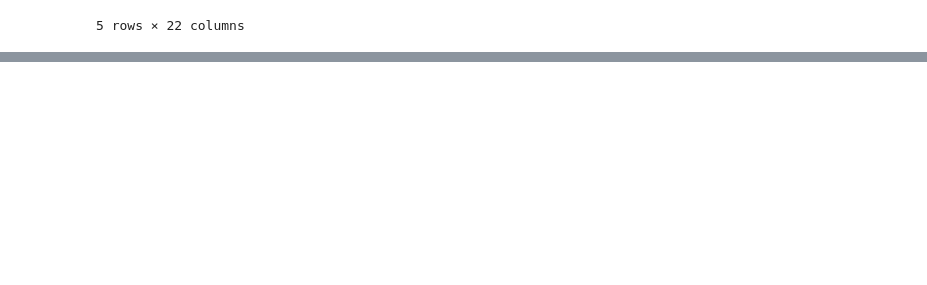
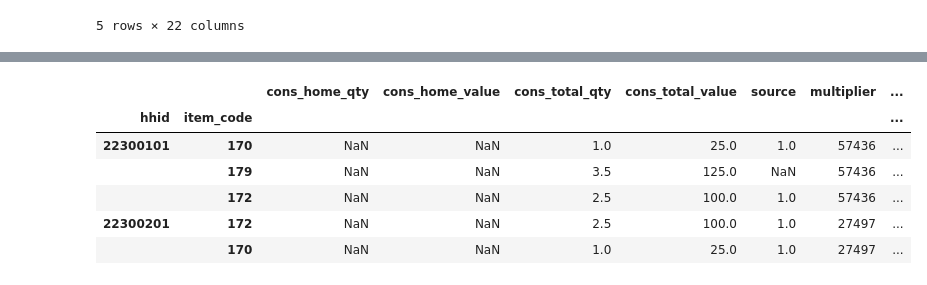
Before and after one commit to jaidevd/beingbayesian, a Jupyter notebook: 06-public-welfare/hh-welfare.ipynb, the cells around one changed output, grey strips where cells are left out. Saved outputs shown, nothing was run; the diff lists cells and outputs as text; code cells hidden in the pictures; blank space fills up the shorter version.

```diff
--- a/06-public-welfare/hh-welfare.ipynb
+++ b/06-public-welfare/hh-welfare.ipynb
@@ -40,0 +138,11 @@ sec41.head()
+# %%
+sec53 = pd.read_parquet('../../hces-2023-24/data/sec-5.3-FDQ.parquet')
+sec53.head()
+# %% [output]
+|  |  | cons_home_qty | cons_home_value | cons_total_qty | cons_total_value | source | multiplier | ... |
+| hhid | item_code |  |  |  |  |  |  | ... |
+| 22300101 | 170 | NaN | NaN | 1.0 | 25.0 | 1.0 | 57436 | ... |
+|  | 179 | NaN | NaN | 3.5 | 125.0 | NaN | 57436 | ... |
+|  | 172 | NaN | NaN | 2.5 | 100.0 | 1.0 | 57436 | ... |
+| 22300201 | 172 | NaN | NaN | 2.5 | 100.0 | 1.0 | 27497 | ... |
+|  | 170 | NaN | NaN | 1.0 | 25.0 | 1.0 | 27497 | ... |
```
Also changed, not shown: parts of 23 cells of this notebook, 2 other files.
